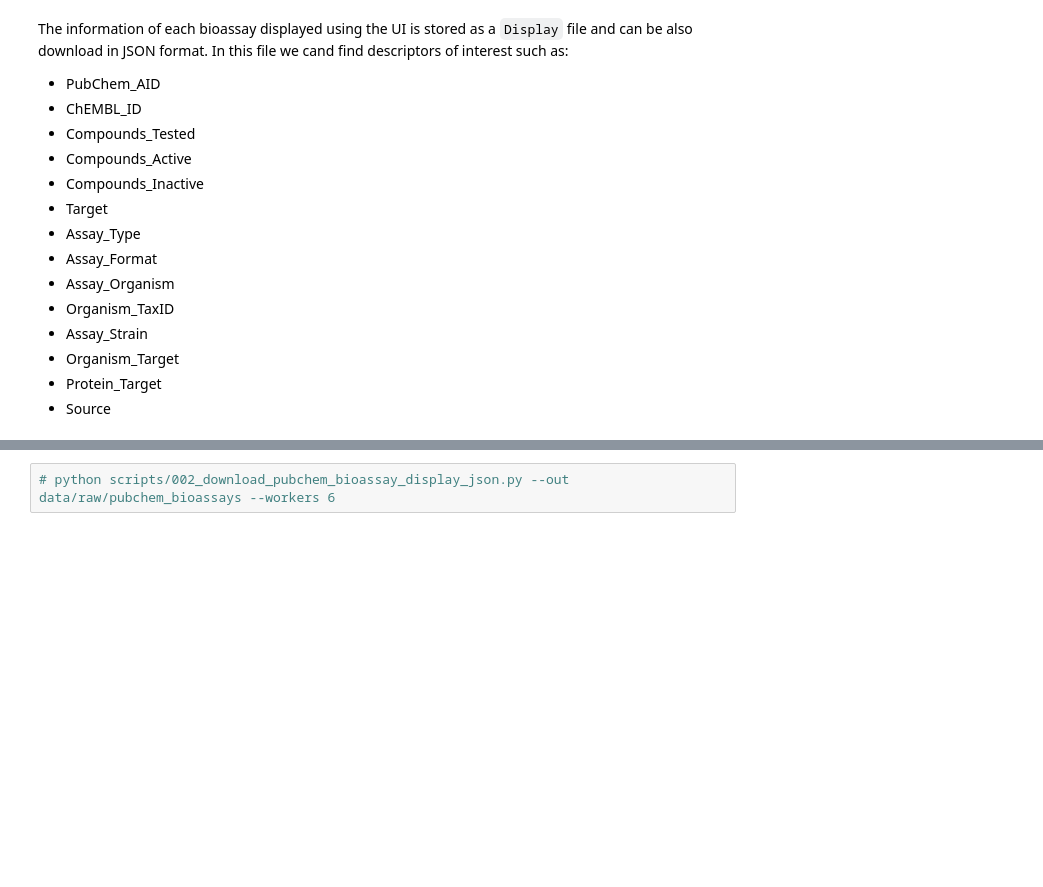
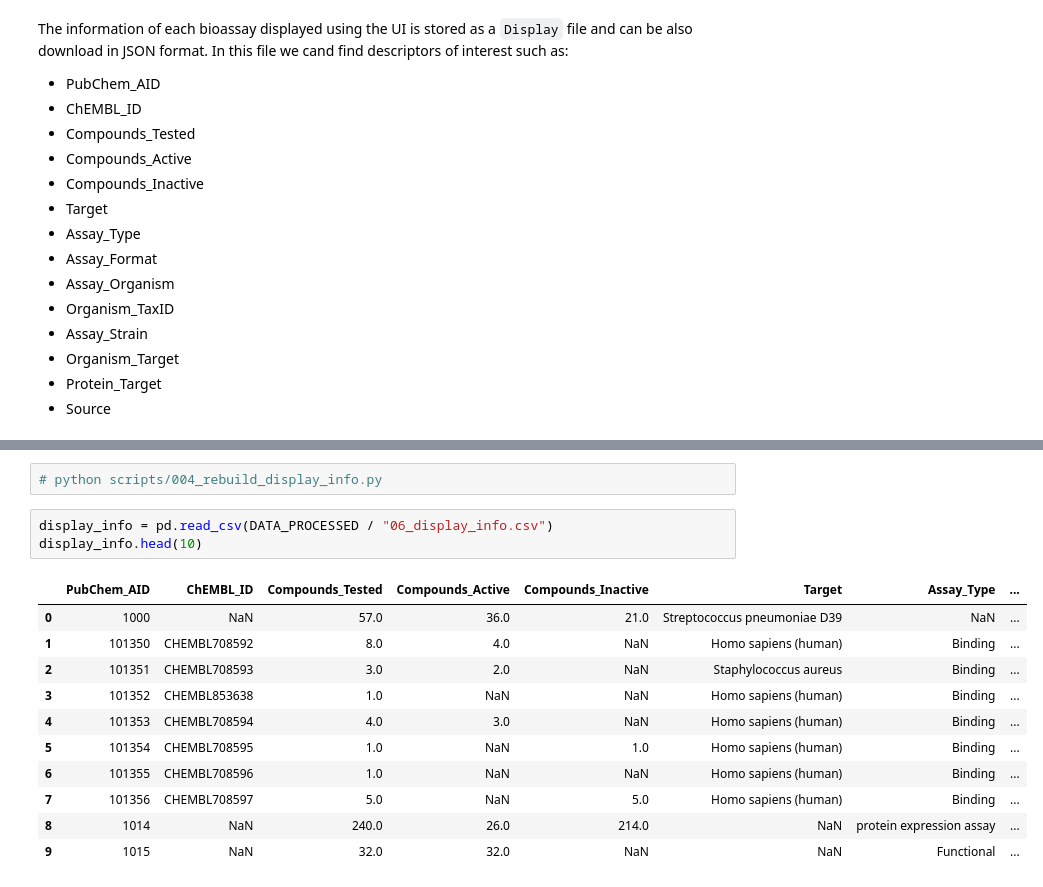
Before and after one commit to ersilia-os/pubchem-antimicrobial-tasks, a Jupyter notebook: notebooks/001_pathogens_of_interest_taxid.ipynb, the cells around one changed output, grey strips where cells are left out. Saved outputs shown, nothing was run; the diff lists cells and outputs as text; blank space fills up the shorter version.

Commit message:
display info

```diff
--- a/notebooks/001_pathogens_of_interest_taxid.ipynb
+++ b/notebooks/001_pathogens_of_interest_taxid.ipynb
@@ -1110,2 +1108,17 @@ data/processed/04_display_summary.csv
 # %%
-# python scripts/002_download_pubchem_bioassay_display_json.py --out data/raw/pubchem_bioassays --workers 6
+# python scripts/004_rebuild_display_info.py
+# %%
+display_info = pd.read_csv(DATA_PROCESSED / "06_display_info.csv")
+display_info.head(10)
+# %% [output]
+|  | PubChem_AID | ChEMBL_ID | Compounds_Tested | Compounds_Active | Compounds_Inactive | Target | Assay_Type | ... |
+| 0 | 1000 | NaN | 57.0 | 36.0 | 21.0 | Streptococcus pneumoniae D39 | NaN | ... |
+| 1 | 101350 | CHEMBL708592 | 8.0 | 4.0 | NaN | Homo sapiens (human) | Binding | ... |
+| 2 | 101351 | CHEMBL708593 | 3.0 | 2.0 | NaN | Staphylococcus aureus | Binding | ... |
+| 3 | 101352 | CHEMBL853638 | 1.0 | NaN | NaN | Homo sapiens (human) | Binding | ... |
+| 4 | 101353 | CHEMBL708594 | 4.0 | 3.0 | NaN | Homo sapiens (human) | Binding | ... |
+| 5 | 101354 | CHEMBL708595 | 1.0 | NaN | 1.0 | Homo sapiens (human) | Binding | ... |
+| 6 | 101355 | CHEMBL708596 | 1.0 | NaN | NaN | Homo sapiens (human) | Binding | ... |
+| 7 | 101356 | CHEMBL708597 | 5.0 | NaN | 5.0 | Homo sapiens (human) | Binding | ... |
+| 8 | 1014 | NaN | 240.0 | 26.0 | 214.0 | NaN | protein expression assay | ... |
+| 9 | 1015 | NaN | 32.0 | 32.0 | NaN | NaN | Functional | ... |
```
Also changed, not shown: parts of 4 cells of this notebook.
